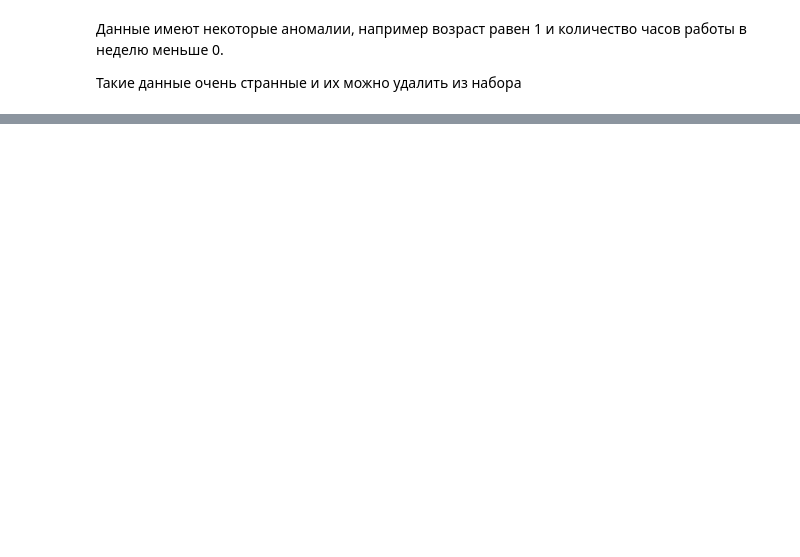
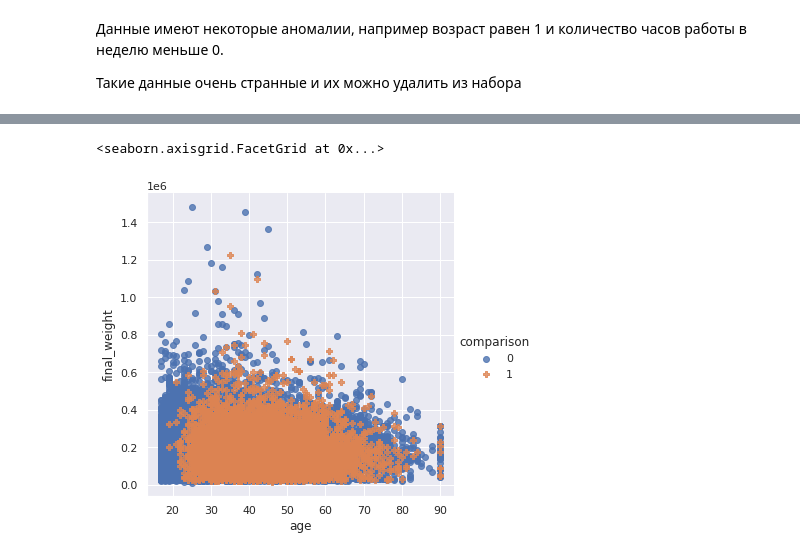
Before and after one commit to DimaScientist/WA-Test-DS, a Jupyter notebook: TestTask.ipynb, the cells around one changed output, grey strips where cells are left out. Saved outputs shown, nothing was run; the diff lists cells and outputs as text; code cells hidden in the pictures; blank space fills up the shorter version.

```diff
--- a/TestTask.ipynb
+++ b/TestTask.ipynb
@@ -247,0 +302,5 @@ for i, col in enumerate(new_train_data.columns):
+# %%
+sns.lmplot(x='age', y='final_weight', data=new_train_data, fit_reg=False, hue='comparison', markers=['o', 'P'])
+# %% [output]
+<seaborn.axisgrid.FacetGrid at 0x...>
+[figure, added]
```
Also changed, not shown: parts of 35 cells of this notebook.
